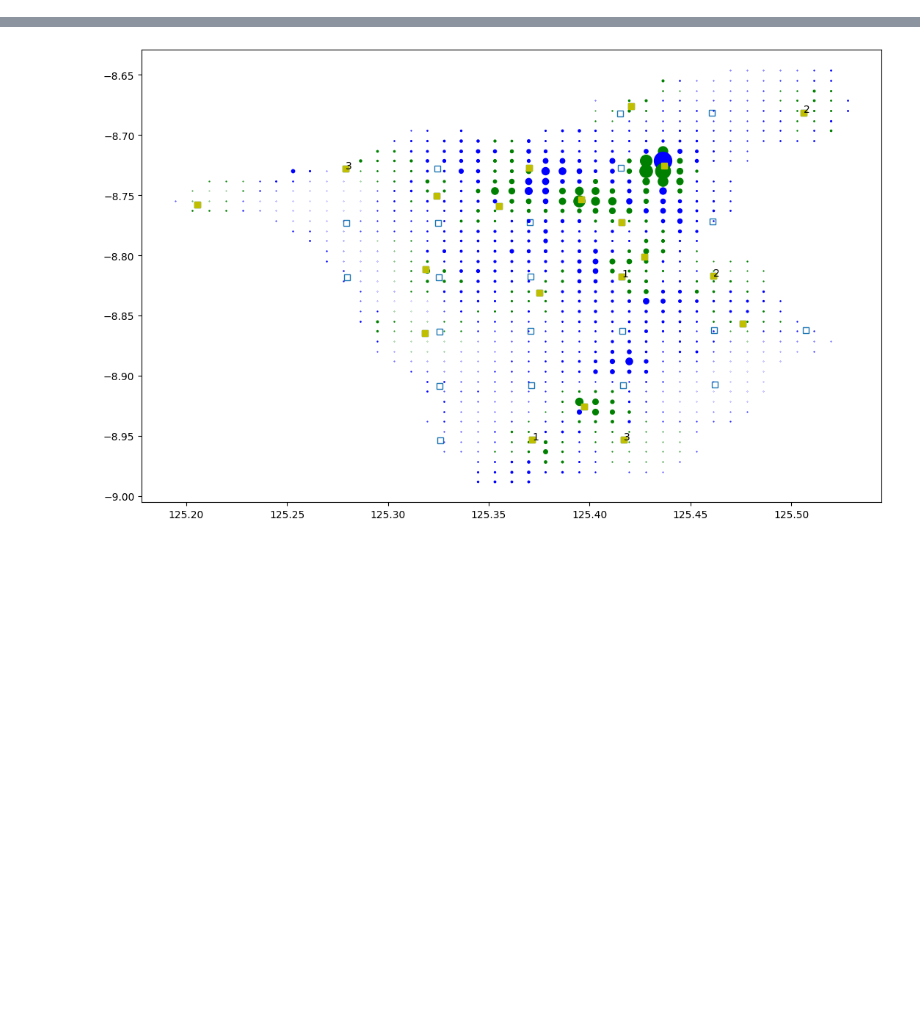
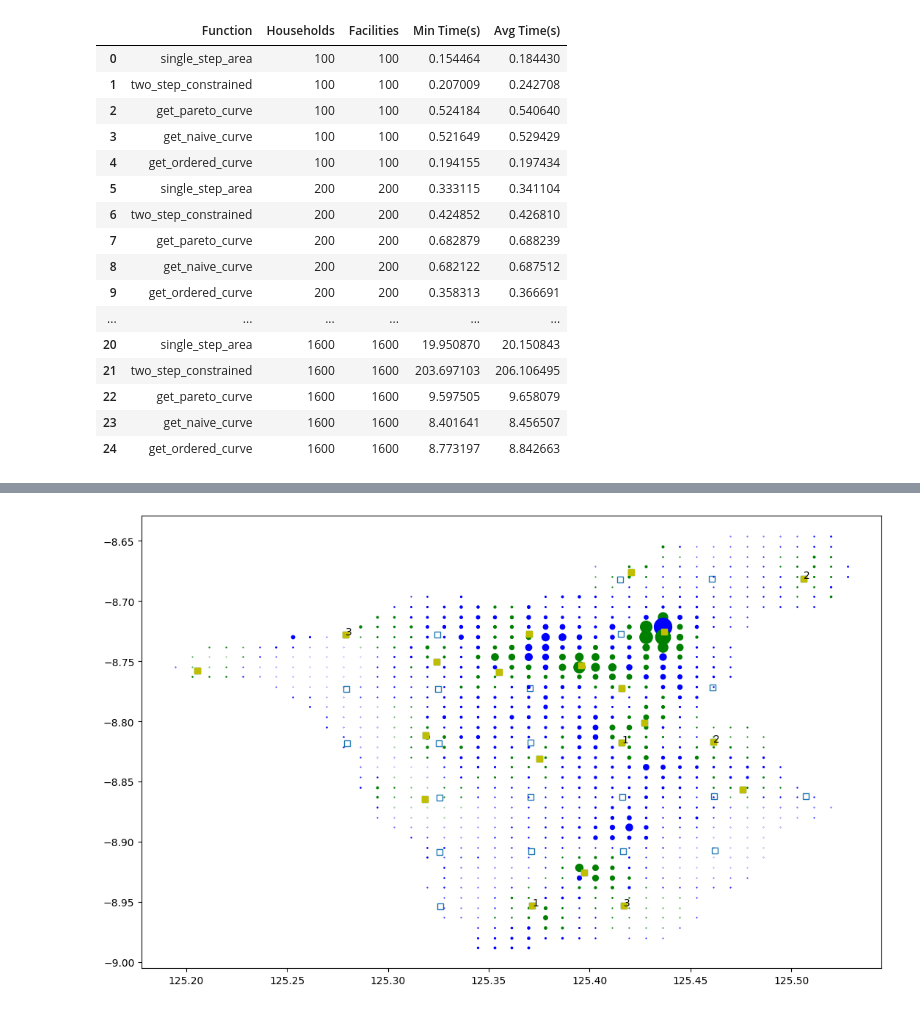
Before and after one commit to Srokusek/ABW-project, a Jupyter notebook: dynamic_models_control.ipynb, the cells around one changed output, grey strips where cells are left out. Cells and saved outputs as stored; diff of their text form; code cells hidden in the pictures; blank space fills up the shorter version.

Commit message:
ran code to evaluate the solve time

```diff
--- a/dynamic_models_control.ipynb
+++ b/dynamic_models_control.ipynb
@@ -25,3 +27,35 @@ xC = homes['Pop_Lon']
 yC = homes['Pop_Lat']
 xF = locations['Grid_Lon']
 yF = locations['Grid_Lat']
+# %%
+import sys
+import os
+
+scripts_dir = './utils'  # Adjust this path to the correct directory
+if scripts_dir not in sys.path:
+    sys.path.append(scripts_dir)
+
+from utils.solution_time import get_solution_times
+
+funcs = [single_step_area, two_step_constrained, get_pareto_curve, get_naive_curve, get_ordered_curve]
+params = [(100, 100), (200, 200), (400,400), (800,800), (1600, 1600)]
+
+get_solution_times(funcs, params, num_passes=5)
+# %% [output]
+|  | Function | Households | Facilities | Min Time(s) | Avg Time(s) |
+| 0 | single_step_area | 100 | 100 | 0.154464 | 0.184430 |
+| 1 | two_step_constrained | 100 | 100 | 0.207009 | 0.242708 |
+| 2 | get_pareto_curve | 100 | 100 | 0.524184 | 0.540640 |
+| 3 | get_naive_curve | 100 | 100 | 0.521649 | 0.529429 |
+| 4 | get_ordered_curve | 100 | 100 | 0.194155 | 0.197434 |
+| 5 | single_step_area | 200 | 200 | 0.333115 | 0.341104 |
+| 6 | two_step_constrained | 200 | 200 | 0.424852 | 0.426810 |
+| 7 | get_pareto_curve | 200 | 200 | 0.682879 | 0.688239 |
+| 8 | get_naive_curve | 200 | 200 | 0.682122 | 0.687512 |
+| 9 | get_ordered_curve | 200 | 200 | 0.358313 | 0.366691 |
+| ... | ... | ... | ... | ... | ... |
+| 20 | single_step_area | 1600 | 1600 | 19.950870 | 20.150843 |
+| 21 | two_step_constrained | 1600 | 1600 | 203.697103 | 206.106495 |
+| 22 | get_pareto_curve | 1600 | 1600 | 9.597505 | 9.658079 |
+| 23 | get_naive_curve | 1600 | 1600 | 8.401641 | 8.456507 |
+| 24 | get_ordered_curve | 1600 | 1600 | 8.773197 | 8.842663 |
```
Also changed, not shown: parts of 4 cells of this notebook.
